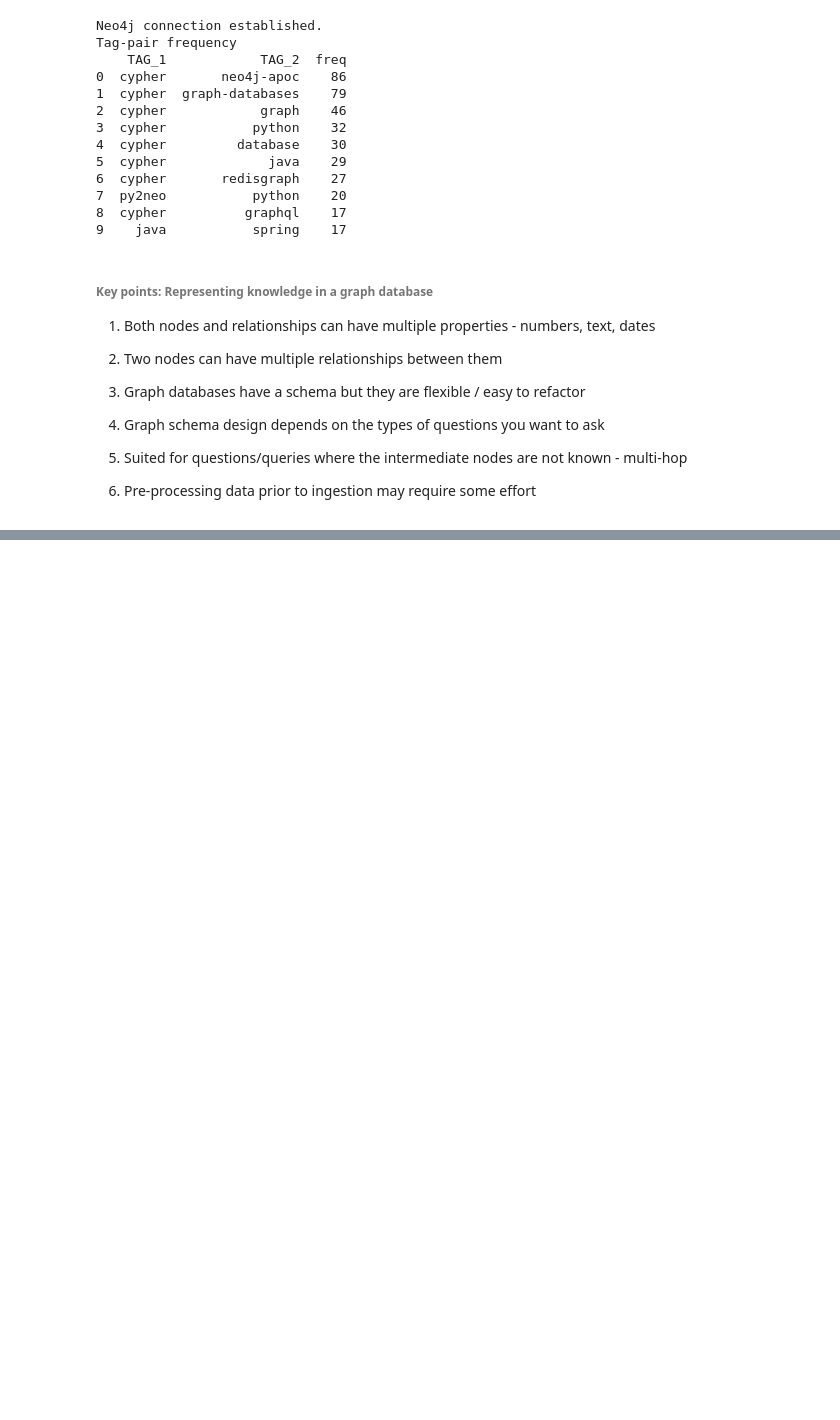
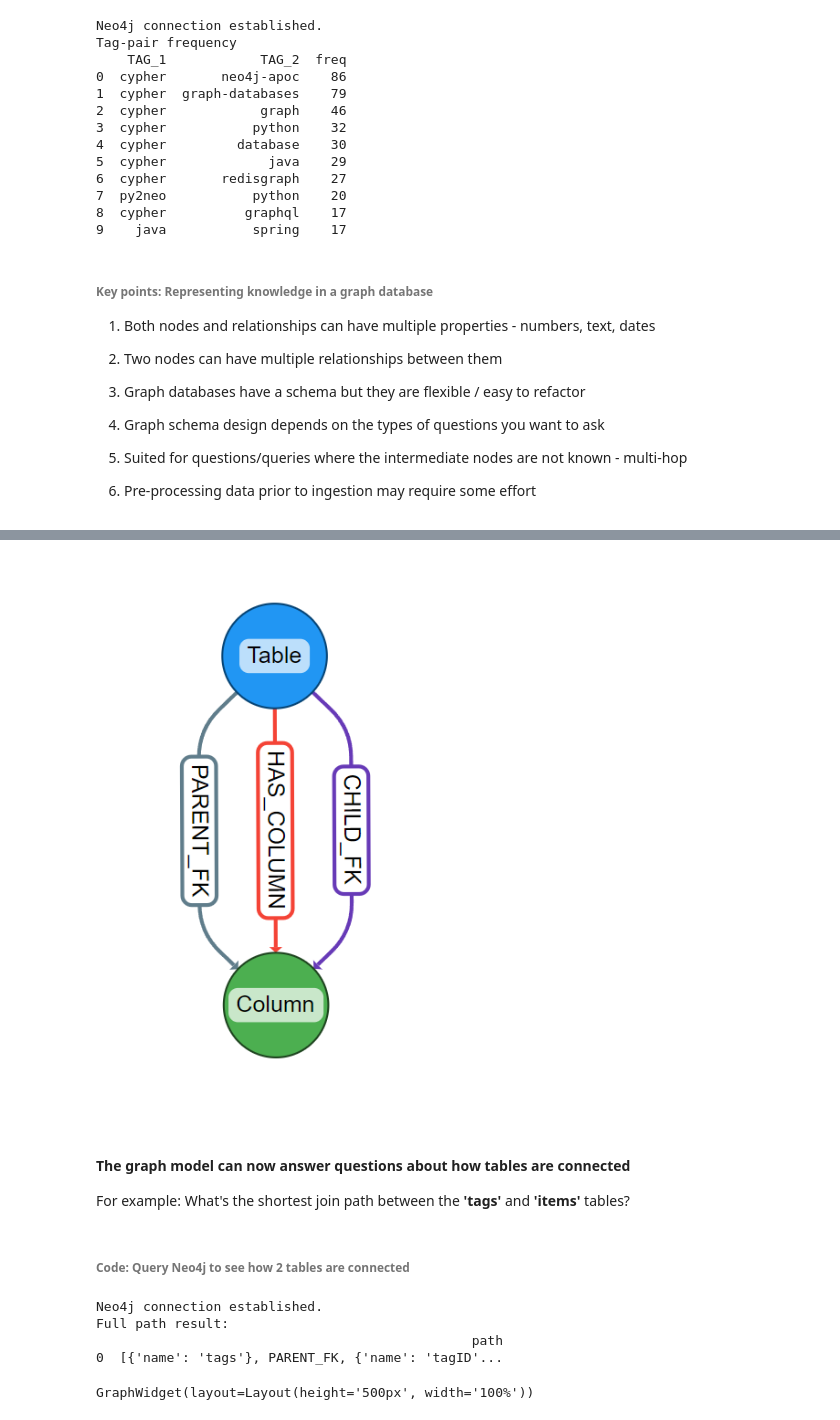
Before and after one commit to georgejaymcmc/AICampKGTalk, a Jupyter notebook: AICampKGTalk.ipynb, the cells around one changed output, grey strips where cells are left out. Drawn from its saved outputs; the diff is of its cells as text; code cells hidden in the pictures; blank space fills up the shorter version.

```diff
--- a/AICampKGTalk.ipynb
+++ b/AICampKGTalk.ipynb
@@ -407,0 +623,47 @@ multi-hop
+# %%
+from IPython.display import Image
+
+# Specify the path to your PNG file
+png_path = r"Diagrams/PNG/dataKGSchema.png"
+
+# Display the PNG file
+Image(filename=png_path)
+# %% [output]
+[figure, added]
+# %% [markdown]
+#### The graph model can now answer questions about how tables are connected
+
+For example:
+What's the shortest join path between the **'tags'** and **'items'** tables?
+# %% [markdown]
+###### Code: Query Neo4j to see how 2 tables are connected
+# %%
+with GraphDatabase.driver("bolt://localhost:7687", auth=AUTH, database='sqlite') as driver:
+    driver.verify_connectivity()
+    print("Neo4j connection established.")
+
+    # The shortest join path between the 'tags' and 'items' tables
+    query_path = """
+    MATCH path = shortestPath((t1:Table {name: 'tags'})-[:PARENT_FK|CHILD_FK*]-(t2:Table {name: 'items'}))
+    RETURN path;
+    """
+
+    result_path = run_cypher_query(query_path)
+
+    if len(result_path) == 0:
+        print("No paths were returned.")
+    else:
+        result_path_df = pd.DataFrame(result_path)
+        print(f"Full path result:\n{result_path_df}\n")
+        # Generate graph from Cypher query
+        g = Neo4jGraphWidget(driver)
+        g.show_cypher(query_path)
+
+# Close the driver
+driver.close()
+# %% [output]
+Neo4j connection established.
+Full path result:
+                                                path
+0  [{'name': 'tags'}, PARENT_FK, {'name': 'tagID'...
+GraphWidget(layout=Layout(height='500px', width='100%'))
```
Also changed, not shown: parts of 30 cells of this notebook, 6 other files.
